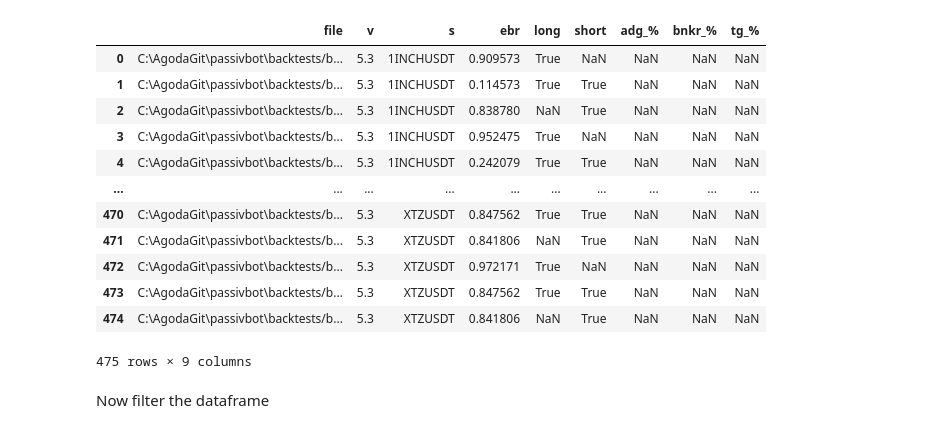
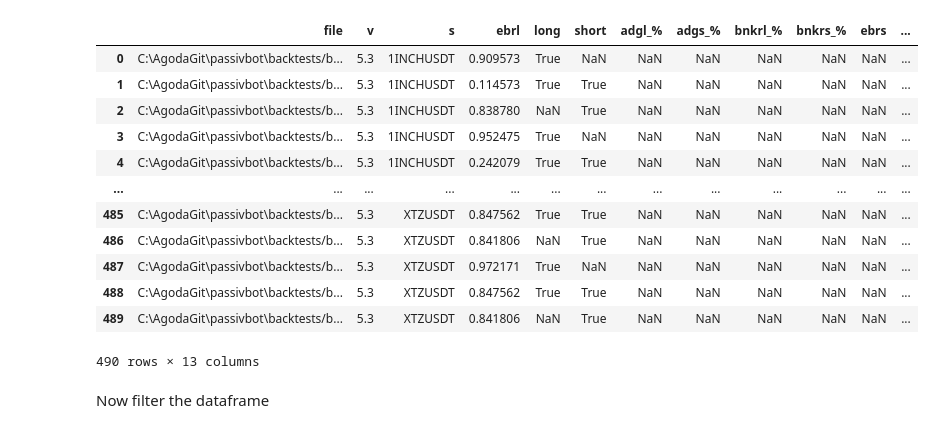
Before and after one commit to shroukkhan/passivbot, a Jupyter notebook: analyze_result.ipynb, the cells around one changed output. Drawn from its saved outputs; the diff is of its cells as text; code cells hidden in the pictures.

```diff
--- a/analyze_result.ipynb
+++ b/analyze_result.ipynb
@@ -8,52 +11,66 @@ import pandas as pd
 # %%
 big_data = pd.DataFrame()
 files = glob.iglob('backtests/binance/' + '**/backtest_result.txt', recursive=True)
 i = 0
 for filename in files:
     #print(f'parsing : {filename}')
     with open(filename, 'r') as file:
         data = file.read().split('\n')
-        d = {'file': 'C:\\AgodaGit\\passivbot\\'+filename}
+        d = {'file': 'C:\\AgodaGit\\passivbot\\' + filename}
+        current_state = 'long'
         for l in data:
             l = l.split('|')
             if len(l) == 4:
                 key = l[1].strip()
                 value = l[2].strip()
 
                 if key == 'Passivbot Version':
                     d['v'] = value
                 if key == 'Symbol':
                     d['s'] = value
-                if key == 'Total gain':
-                    d['tg_%'] = float(value.replace('%', '').strip())
-                if key == 'Average daily gain':
-                    d['adg_%'] = float(value.replace('%', '').strip())
-                if key == 'Closest bankruptcy':
-                    d['bnkr_%'] = float(value.replace('%', '').strip())
+
                 if key == 'Long':
+                    current_state = 'long'
                     d['long'] = bool(value) or False
                 if key == 'Short':
+                    current_state = 'short'
                     d['short'] = bool(value) or False
-                if key == 'Lowest equity/balance ratio':
-                    d['ebr'] = float(value.replace('%', '').strip())
+
+                if key == 'Total gain' and current_state == 'long':
+                    d['tgl_%'] = float(value.replace('%', '').strip())
+                if key == 'Average daily gain' and current_state == 'long':
+                    d['adgl_%'] = float(value.replace('%', '').strip())
+                if key == 'Closest bankruptcy' and current_state == 'long':
+                    d['bnkrl_%'] = float(value.replace('%', '').strip())
+                if key == 'Lowest equity/balance ratio' and current_state == 'long':
+                    d['ebrl'] = float(value.replace('%', '').strip())
+
+                if key == 'Total gain' and current_state == 'short':
+                    d['tgs_%'] = float(value.replace('%', '').strip())
+                if key == 'Average daily gain' and current_state == 'short':
+                    d['adgs_%'] = float(value.replace('%', '').strip())
+                if key == 'Closest bankruptcy' and current_state == 'short':
+                    d['bnkrs_%'] = float(value.replace('%', '').strip())
+                if key == 'Lowest equity/balance ratio' and current_state == 'short':
+                    d['ebrs'] = float(value.replace('%', '').strip())
 
         big_data = big_data.append(d, ignore_index=True)
 
 big_data
 # %% [output]
-|  | file | v | s | ebr | long | short | adg_% | bnkr_% | tg_% |
-| 0 | C:\AgodaGit\passivbot\backtests/b... | 5.3 | 1INCHUSDT | 0.909573 | True | NaN | NaN | NaN | NaN |
-| 1 | C:\AgodaGit\passivbot\backtests/b... | 5.3 | 1INCHUSDT | 0.114573 | True | True | NaN | NaN | NaN |
-| 2 | C:\AgodaGit\passivbot\backtests/b... | 5.3 | 1INCHUSDT | 0.838780 | NaN | True | NaN | NaN | NaN |
-| 3 | C:\AgodaGit\passivbot\backtests/b... | 5.3 | 1INCHUSDT | 0.952475 | True | NaN | NaN | NaN | NaN |
-| 4 | C:\AgodaGit\passivbot\backtests/b... | 5.3 | 1INCHUSDT | 0.242079 | True | True | NaN | NaN | NaN |
-| ... | ... | ... | ... | ... | ... | ... | ... | ... | ... |
-| 470 | C:\AgodaGit\passivbot\backtests/b... | 5.3 | XTZUSDT | 0.847562 | True | True | NaN | NaN | NaN |
-| 471 | C:\AgodaGit\passivbot\backtests/b... | 5.3 | XTZUSDT | 0.841806 | NaN | True | NaN | NaN | NaN |
-| 472 | C:\AgodaGit\passivbot\backtests/b... | 5.3 | XTZUSDT | 0.972171 | True | NaN | NaN | NaN | NaN |
-| 473 | C:\AgodaGit\passivbot\backtests/b... | 5.3 | XTZUSDT | 0.847562 | True | True | NaN | NaN | NaN |
-| 474 | C:\AgodaGit\passivbot\backtests/b... | 5.3 | XTZUSDT | 0.841806 | NaN | True | NaN | NaN | NaN |
+|  | file | v | s | ebrl | long | short | adgl_% | adgs_% | bnkrl_% | bnkrs_% | ebrs | ... |
+| 0 | C:\AgodaGit\passivbot\backtests/b... | 5.3 | 1INCHUSDT | 0.909573 | True | NaN | NaN | NaN | NaN | NaN | NaN | ... |
+| 1 | C:\AgodaGit\passivbot\backtests/b... | 5.3 | 1INCHUSDT | 0.114573 | True | True | NaN | NaN | NaN | NaN | NaN | ... |
+| 2 | C:\AgodaGit\passivbot\backtests/b... | 5.3 | 1INCHUSDT | 0.838780 | NaN | True | NaN | NaN | NaN | NaN | NaN | ... |
+| 3 | C:\AgodaGit\passivbot\backtests/b... | 5.3 | 1INCHUSDT | 0.952475 | True | NaN | NaN | NaN | NaN | NaN | NaN | ... |
+| 4 | C:\AgodaGit\passivbot\backtests/b... | 5.3 | 1INCHUSDT | 0.242079 | True | True | NaN | NaN | NaN | NaN | NaN | ... |
+| ... | ... | ... | ... | ... | ... | ... | ... | ... | ... | ... | ... | ... |
+| 485 | C:\AgodaGit\passivbot\backtests/b... | 5.3 | XTZUSDT | 0.847562 | True | True | NaN | NaN | NaN | NaN | NaN | ... |
+| 486 | C:\AgodaGit\passivbot\backtests/b... | 5.3 | XTZUSDT | 0.841806 | NaN | True | NaN | NaN | NaN | NaN | NaN | ... |
+| 487 | C:\AgodaGit\passivbot\backtests/b... | 5.3 | XTZUSDT | 0.972171 | True | NaN | NaN | NaN | NaN | NaN | NaN | ... |
+| 488 | C:\AgodaGit\passivbot\backtests/b... | 5.3 | XTZUSDT | 0.847562 | True | True | NaN | NaN | NaN | NaN | NaN | ... |
+| 489 | C:\AgodaGit\passivbot\backtests/b... | 5.3 | XTZUSDT | 0.841806 | NaN | True | NaN | NaN | NaN | NaN | NaN | ... |
-475 rows × 9 columns
+490 rows × 13 columns
 # %% [markdown]
 Now filter the dataframe
 # %%
```
Also changed, not shown: parts of 3 cells of this notebook, 16 other files.
